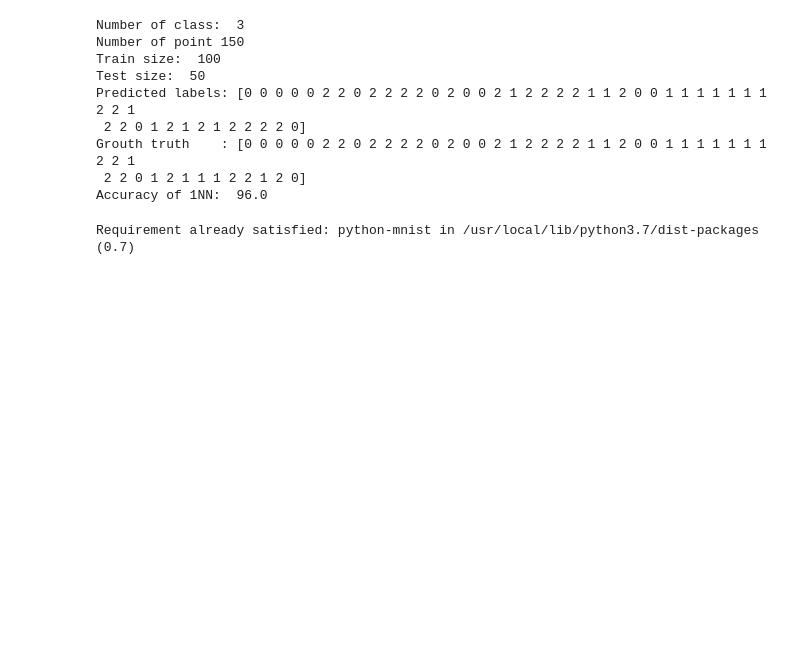
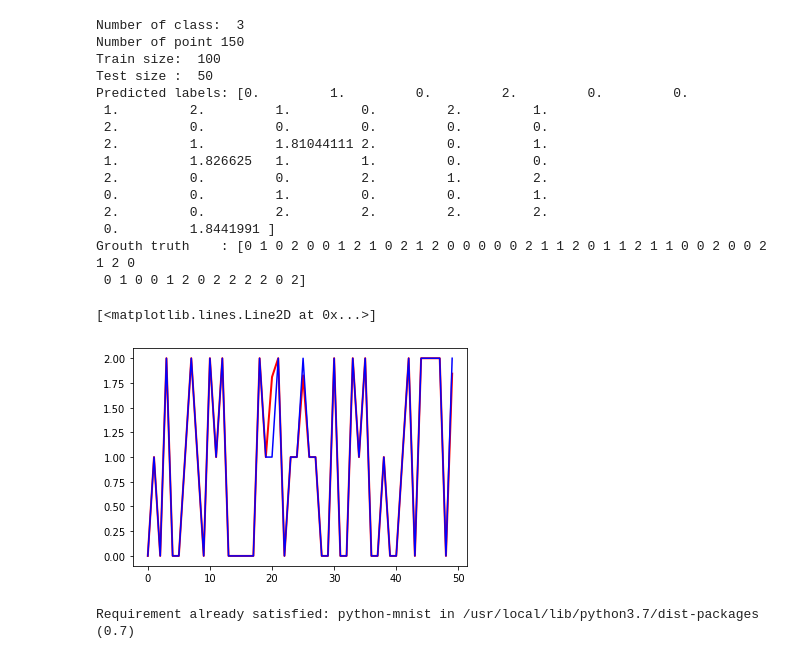
Before and after one commit to nnh92/K-nearest-neighbors, a Jupyter notebook: Sources_code.ipynb, the cells around one changed output. Drawn from its saved outputs; the diff is of its cells as text; code cells hidden in the pictures; blank space fills up the shorter version.

```diff
--- a/Sources_code.ipynb
+++ b/Sources_code.ipynb
@@ -6,42 +6,54 @@ import matplotlib.pyplot as plt
 from sklearn import neighbors, datasets
 
 iris = datasets.load_iris()
 iris_X = iris.data
 iris_Y = iris.target
 
 print('Number of class: ', len(np.unique(iris_Y)))
 print('Number of point', len(iris_Y))
 
 X0 = iris_X[iris_Y == 0,:]
 #print(iris)
+#print(np.unique(iris_Y))
 X1 = iris_X[iris_Y == 1,:]
 X2 = iris_X[iris_Y == 2,:]
 
 from sklearn.model_selection import train_test_split
 X_train, X_test, Y_train, Y_test = train_test_split(iris_X, iris_Y, test_size = 50)
 
 print('Train size: ',len(Y_train))
 print('Test size : ',len(Y_test))
-
-clf = neighbors.KNeighborsClassifier(n_neighbors= 10, p = 2, weights= 'distance')
+clf = neighbors.KNeighborsRegressor(n_neighbors= 5, p = 2, weights = 'distance')
+#clf = neighbors.KNeighborsClassifier(n_neighbors= 10, p = 2, weights= 'distance')
 clf.fit(X_train, Y_train)
 y_pred = clf.predict(X_test)
 
 print('Predicted labels:', y_pred[0:50])
 print('Grouth truth    :', Y_test[0:50])
 
 from sklearn.metrics import accuracy_score
-print('Accuracy of 1NN: ', 100*accuracy_score(y_pred, Y_test))
+#print('Accuracy of 1NN: ', 100*accuracy_score(y_pred, Y_test))
+
+plt.plot(y_pred,color = 'red',linewidth = 2)
+plt.plot(Y_test,'b')
 # %% [output]
 Number of class:  3
 Number of point 150
 Train size:  100
-Test size:  50
-Predicted labels: [0 0 0 0 0 2 2 0 2 2 2 2 0 2 0 0 2 1 2 2 2 2 1 1 2 0 0 1 1 1 1 1 1 1 2 2 1
- 2 2 0 1 2 1 2 1 2 2 2 2 0]
-Grouth truth    : [0 0 0 0 0 2 2 0 2 2 2 2 0 2 0 0 2 1 2 2 2 2 1 1 2 0 0 1 1 1 1 1 1 1 2 2 1
- 2 2 0 1 2 1 1 1 2 2 1 2 0]
-Accuracy of 1NN:  96.0
+Test size :  50
+Predicted labels: [0.         1.         0.         2.         0.         0.
+ 1.         2.         1.         0.         2.         1.
+ 2.         0.         0.         0.         0.         0.
+ 2.         1.         1.81044111 2.         0.         1.
+ 1.         1.826625   1.         1.         0.         0.
+ 2.         0.         0.         2.         1.         2.
+ 0.         0.         1.         0.         0.         1.
+ 2.         0.         2.         2.         2.         2.
+ 0.         1.8441991 ]
+Grouth truth    : [0 1 0 2 0 0 1 2 1 0 2 1 2 0 0 0 0 0 2 1 1 2 0 1 1 2 1 1 0 0 2 0 0 2 1 2 0
+ 0 1 0 0 1 2 0 2 2 2 2 0 2]
+[<matplotlib.lines.Line2D at 0x...>]
+[figure, added]
 # %%
 !pip install python-mnist
 # %% [output]
```
